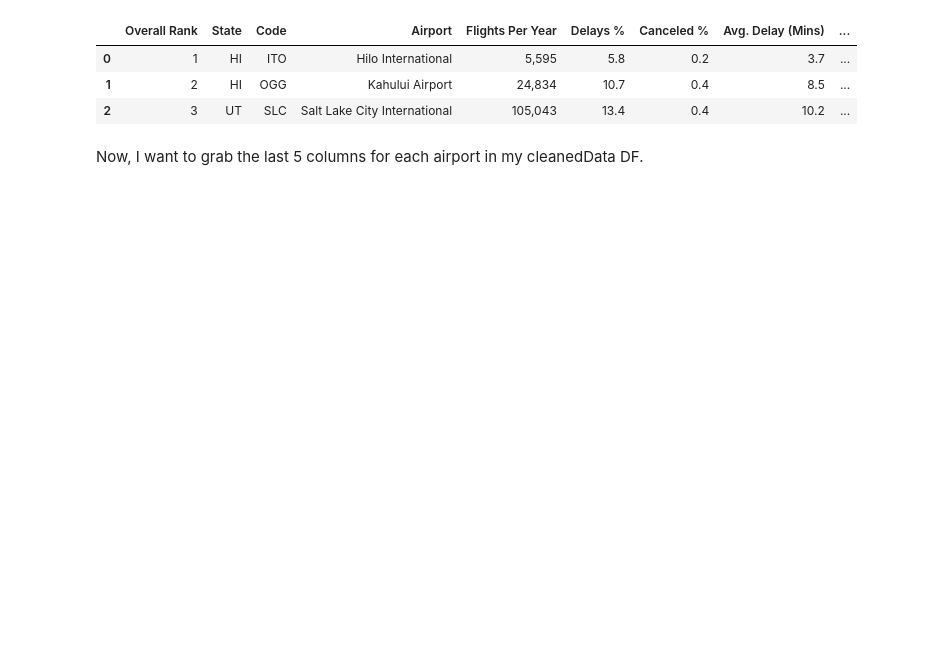
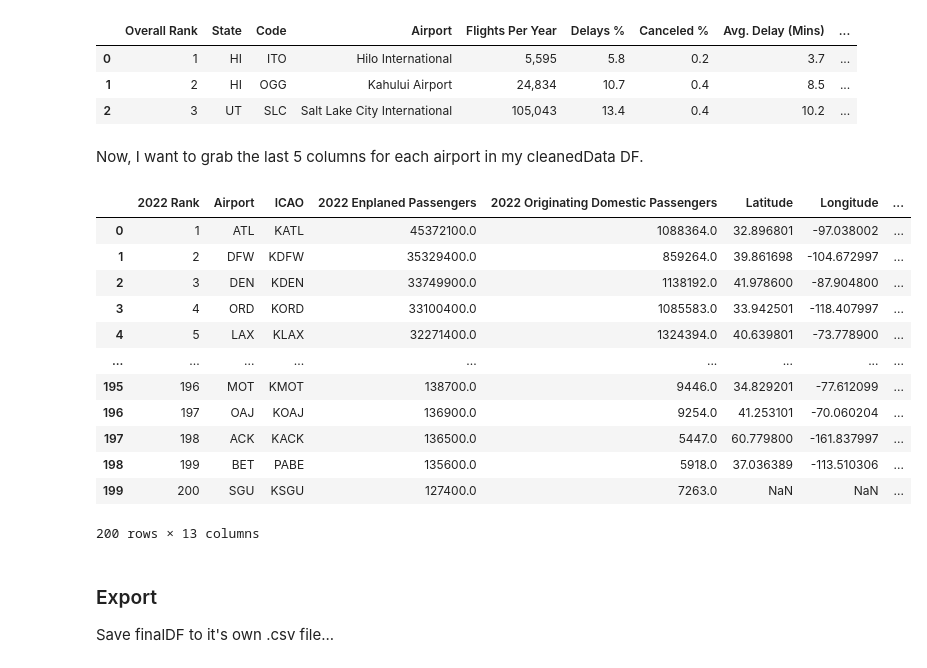
Before and after one commit to lucystorts/386Project, a Jupyter notebook: DataCleaning.ipynb, the cells around one changed output. Saved outputs shown, nothing was run; the diff lists cells and outputs as text; code cells hidden in the pictures; blank space fills up the shorter version.

Commit message:
finished curating my table for analysis

```diff
--- a/DataCleaning.ipynb
+++ b/DataCleaning.ipynb
@@ -433 +434,28 @@ airportStats.head(3)
 Now, I want to grab the last 5 columns for each airport in my cleanedData DF.
+# %%
+finalDF = pd.merge(cleanedData, airportStats[['Code', 'Flights Per Year', 'Delays %', 'Canceled %', 'Avg. Delay (Mins)', 'Security Delay (Mins)']], left_on='Airport', right_on='Code', how='left')
+finalDF = finalDF.drop('Code', axis=1)
+finalDF['Delays %'] = finalDF['Delays %'] / 100
+finalDF['Canceled %'] = finalDF['Canceled %'] / 100
+columnOrder = ['2022 Rank', 'Airport', 'ICAO', '2022 Enplaned Passengers', '2022 Originating Domestic Passengers', 'Latitude', 'Longitude', 'Elevation', 'Flights Per Year', 'Delays %', 'Canceled %', 'Avg. Delay (Mins)', 'Security Delay (Mins)']
+finalDF = finalDF[columnOrder]
+finalDF.rename(columns={'Delays %': 'Delays', 'Canceled %': 'Canceled'}, inplace=True)
+finalDF
+# %% [output]
+|  | 2022 Rank | Airport | ICAO | 2022 Enplaned Passengers | 2022 Originating Domestic Passengers | Latitude | Longitude | ... |
+| 0 | 1 | ATL | KATL | 45372100.0 | 1088364.0 | 32.896801 | -97.038002 | ... |
+| 1 | 2 | DFW | KDFW | 35329400.0 | 859264.0 | 39.861698 | -104.672997 | ... |
+| 2 | 3 | DEN | KDEN | 33749900.0 | 1138192.0 | 41.978600 | -87.904800 | ... |
+| 3 | 4 | ORD | KORD | 33100400.0 | 1085583.0 | 33.942501 | -118.407997 | ... |
+| 4 | 5 | LAX | KLAX | 32271400.0 | 1324394.0 | 40.639801 | -73.778900 | ... |
+| ... | ... | ... | ... | ... | ... | ... | ... | ... |
+| 195 | 196 | MOT | KMOT | 138700.0 | 9446.0 | 34.829201 | -77.612099 | ... |
+| 196 | 197 | OAJ | KOAJ | 136900.0 | 9254.0 | 41.253101 | -70.060204 | ... |
+| 197 | 198 | ACK | KACK | 136500.0 | 5447.0 | 60.779800 | -161.837997 | ... |
+| 198 | 199 | BET | PABE | 135600.0 | 5918.0 | 37.036389 | -113.510306 | ... |
+| 199 | 200 | SGU | KSGU | 127400.0 | 7263.0 | NaN | NaN | ... |
+200 rows × 13 columns
+# %% [markdown]
+### Export
+
+Save finalDF to it's own .csv file...
```
Also changed, not shown: parts of 1 cell of this notebook, 1 other file.
